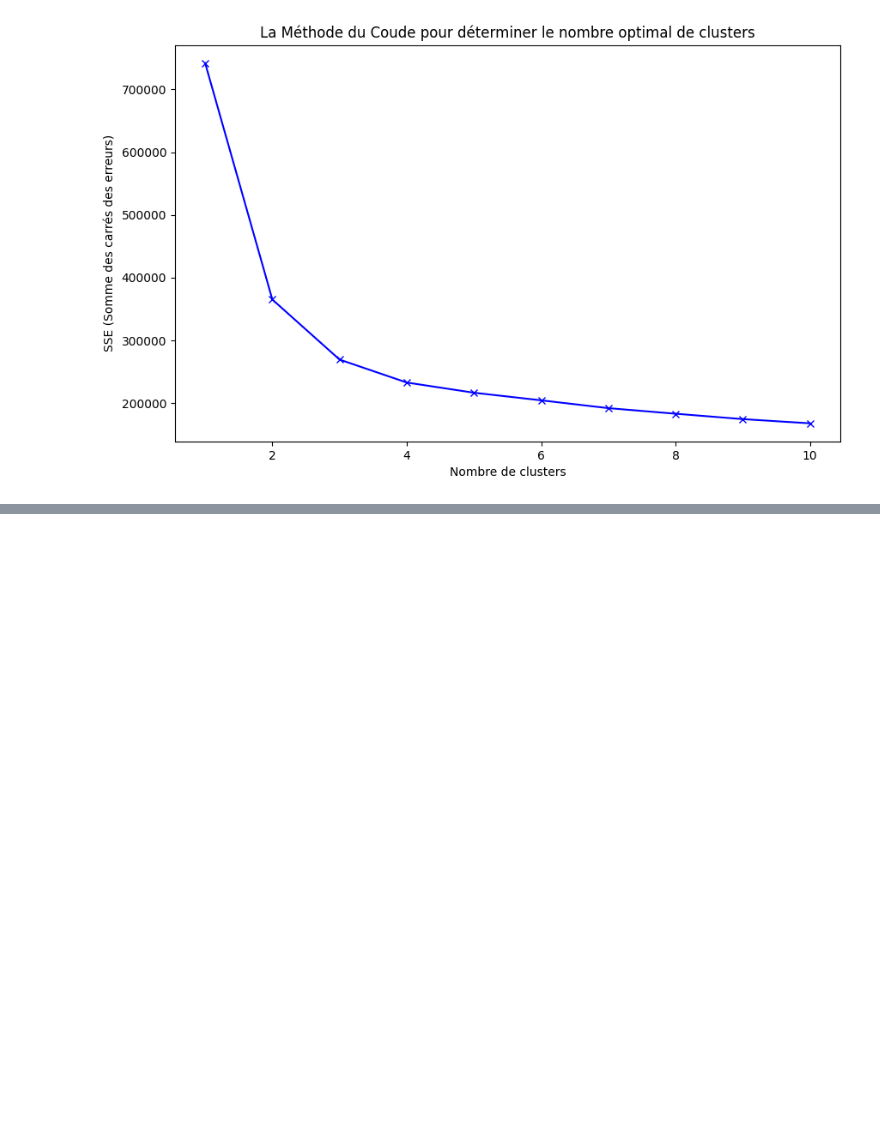
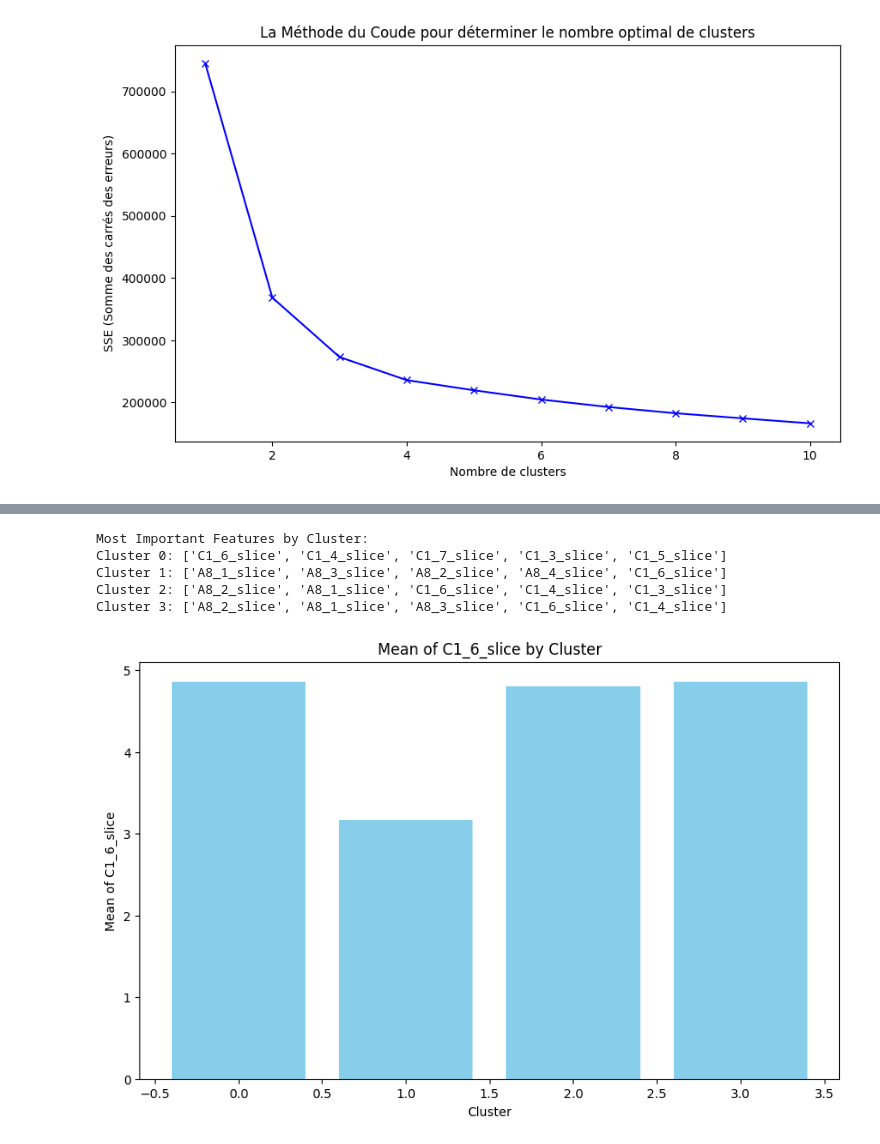
Before and after one commit to Coartix/Kantar, a Jupyter notebook: Observation.ipynb, the cells around one changed output, grey strips where cells are left out. Drawn from its saved outputs; the diff is of its cells as text; code cells hidden in the pictures; blank space fills up the shorter version.

Commit message:
feat(observation): WIP: cluster attributes

```diff
--- a/Observation.ipynb
+++ b/Observation.ipynb
@@ -93,9 +92,9 @@ from sklearn.decomposition import PCA
 import plotly.express as px
 
 # Assuming 'df' is your DataFrame
-df_filled = df_usage.fillna(0)  # Fill NaN values with 0
+df_usage = df_usage.fillna(0)  # Fill NaN values with 0
 
-data = df_filled.iloc[:, 3:]  # Extracting only the columns with answers
+data = df_usage.iloc[:, 3:]  # Extracting only the columns with answers
 
 # Standardize the data
 scaler = StandardScaler()
@@ -107,7 +106,7 @@ num_clusters = 4
 
 # Apply k-means clustering
 kmeans = KMeans(n_clusters=num_clusters, random_state=42, n_init=10)
-df_filled['cluster'] = kmeans.fit_predict(data_standardized)
+df_usage['cluster'] = kmeans.fit_predict(data_standardized)
 
 # Visualize the clusters using PCA (for 3D visualization)
 pca = PCA(n_components=3)
@@ -115,7 +114,7 @@ data_pca = pca.fit_transform(data_standardized)
 
 # Create an interactive 3D scatter plot using Plotly Express
 fig = px.scatter_3d(
-    df_filled,
+    df_usage,
     x=data_pca[:, 0],
     y=data_pca[:, 1],
     z=data_pca[:, 2],
@@ -131,7 +130,7 @@ from sklearn.cluster import KMeans
 from sklearn.metrics import silhouette_score
 
 
-data = df_filled.iloc[:, 3:]
+data = df_usage.iloc[:, 3:]
 
 # Appliquer la méthode du coude pour trouver le nombre optimal de clusters
 sse = []
@@ -151,0 +227,68 @@ plt.show()
+# %%
+# Extract cluster centers
+cluster_centers = kmeans.cluster_centers_
+
+# Create a DataFrame to store cluster centers with column names
+cluster_centers_df = pd.DataFrame(cluster_centers, columns=data.columns)
+
+# Identify the most important features for each cluster
+most_important_features = {}
+
+for cluster in range(num_clusters):
+    # Sort features by importance (absolute values) for the current cluster
+    sorted_features = cluster_centers_df.iloc[cluster].abs().sort_values(ascending=False)
+
+    # Get the top N most important features (you can adjust N)
+    top_features = sorted_features.head(5)  # Change 5 to the desired number of top features
+
+    # Store the result in the dictionary
+    most_important_features[f'Cluster {cluster}'] = top_features.index.tolist()
+
+# Print or visualize the most important features for each cluster
+print("Most Important Features by Cluster:")
+for cluster, features in most_important_features.items():
+    print(f"{cluster}: {features}")
+# %% [output]
+Most Important Features by Cluster:
+Cluster 0: ['C1_6_slice', 'C1_4_slice', 'C1_7_slice', 'C1_3_slice', 'C1_5_slice']
+Cluster 1: ['A8_1_slice', 'A8_3_slice', 'A8_2_slice', 'A8_4_slice', 'C1_6_slice']
+Cluster 2: ['A8_2_slice', 'A8_1_slice', 'C1_6_slice', 'C1_4_slice', 'C1_3_slice']
+Cluster 3: ['A8_2_slice', 'A8_1_slice', 'A8_3_slice', 'C1_6_slice', 'C1_4_slice']
+# %%
+import pandas as pd
+import matplotlib.pyplot as plt
+
+def compare_cluster_describe(df, cluster_column, column_to_compare, statistic='mean'):
+    """
+    Compare the specified statistic for a column across different clusters.
+
+    Parameters:
+    - df: DataFrame, the input DataFrame containing the data.
+    - cluster_column: str, the name of the column containing cluster labels.
+    - column_to_compare: str, the name of the column to compare.
+    - statistic: str, the statistic to compare (e.g., 'mean', 'std', 'min', 'max').
+
+    Returns:
+    - None (displays a plot).
+    """
+    # Get unique cluster labels
+    clusters = df[cluster_column].unique()
+
+    # Create a DataFrame to store the statistics for each cluster
+    cluster_stats = pd.DataFrame(index=clusters, columns=['Cluster', 'Value'])
+
+    # Calculate the specified statistic for each cluster
+    for cluster in clusters:
+        cluster_data = df[df[cluster_column] == cluster]
+        value = cluster_data[column_to_compare].describe().loc[statistic]
+        cluster_stats.loc[cluster] = [cluster, value]
+
+    # Plot the values for each cluster
+    plt.figure(figsize=(10, 6))
+    plt.bar(cluster_stats['Cluster'], cluster_stats['Value'], color='skyblue')
+    plt.title(f'{statistic.capitalize()} of {column_to_compare} by Cluster')
+    plt.xlabel('Cluster')
+    plt.ylabel(f'{statistic.capitalize()} of {column_to_compare}')
+    plt.show()
+# %% [output]
+[figure, added]
```
Also changed, not shown: parts of 14 cells of this notebook.
